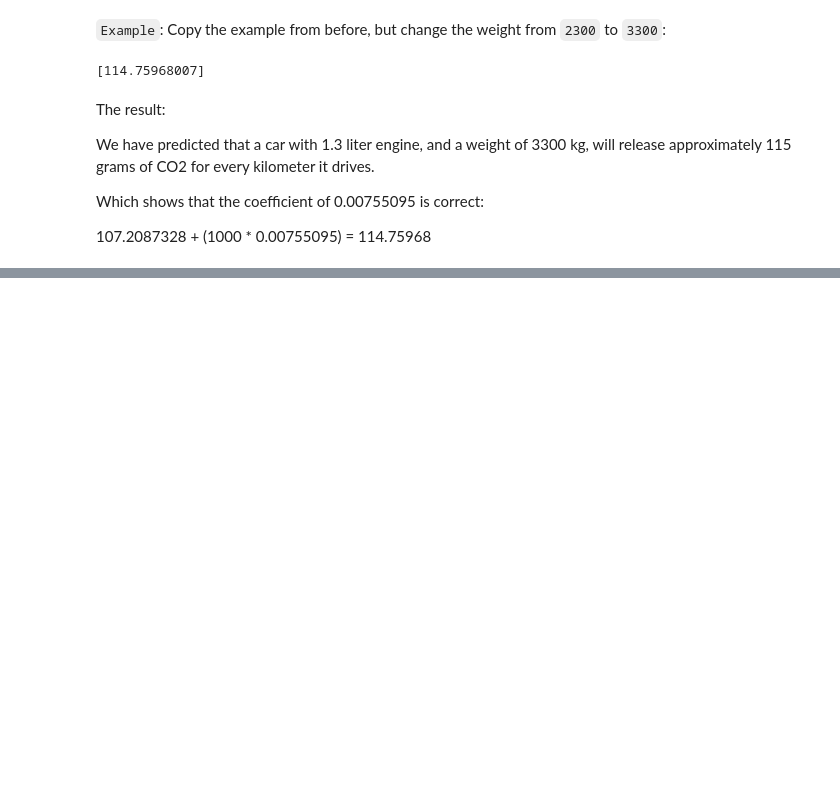
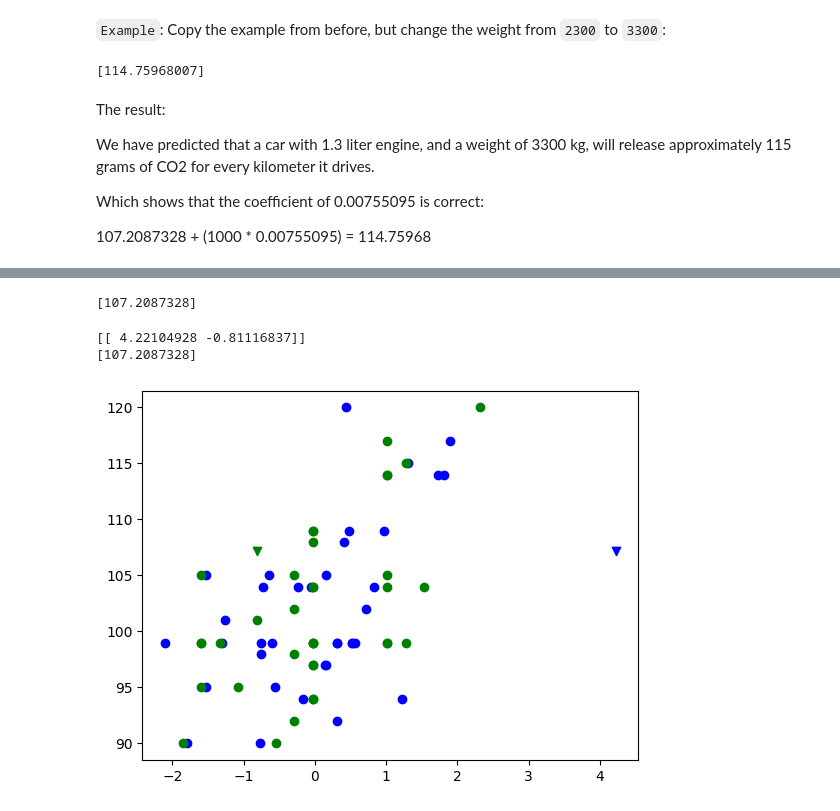
Before and after one commit to pixel-perfect-metodology/python_playground, a Jupyter notebook: ml/day_1.ipynb, the cells around one changed output, grey strips where cells are left out. Cells and saved outputs as stored; diff of their text form; code cells hidden in the pictures; blank space fills up the shorter version.

```diff
--- a/ml/day_1.ipynb
+++ b/ml/day_1.ipynb
@@ -538,0 +610,20 @@ Which shows that the coefficient of 0.00755095 is correct:
+# %%
+import pandas
+from sklearn import linear_model
+from sklearn.preprocessing import StandardScaler
+scale = StandardScaler()
+
+df = pandas.read_csv("data/car_data.csv")
+
+X = df[['Weight', 'Volume']]
+y = df['CO2']
+
+scaledX = scale.fit_transform(X)
+
+regr = linear_model.LinearRegression()
+regr.fit(scaledX, y)
+
+scaled = scale.transform([[2300, 1300]])
+
+predictedCO2 = regr.predict([scaled[0]])
+print(predictedCO2)
@@ -538,0 +638,60 @@ Which shows that the coefficient of 0.00755095 is correct:
+# %%
+scaled = scale.transform([[2300, 1300]])
+predictedCO2 = regr.predict(scaled)
+print(predictedCO2)
+# %% [output]
+[107.2087328]
+# %%
+import numpy
+import matplotlib.pyplot as plt
+
+df = pandas.read_csv("data/car_data.csv")
+# columns
+# Car(_name)<string>, Model(_name)<string>, Volume(cm3)<integer>, Weight(kg)<integer>, CO2(emission grams per 1km)<integer>
+
+X = df[['Weight', 'Volume']]
+y = df['CO2']
+
+scaledX = scale.fit_transform(X)
+
+regr = linear_model.LinearRegression()
+regr.fit(scaledX, y)
+
+scaledWeights = [element[0] for element in scaledX]
+scaledVolumes = [element[1] for element in scaledX]
+plt.scatter(scaledWeights, y, color='blue')
+plt.scatter(scaledVolumes, y, color='green')
+
+# modelWeightToCO2 = numpy.poly1d(numpy.polyfit(scaledWeights, y, 2))
+# lineWeightToCO2 = numpy.linspace(1, len(scaledWeights), 100)
+# plt.plot(myline, modelWeightToCO2(lineWeightToCO2))
+
+scaledRequestData = scale.transform([[2300, 1300]])
+
+print(scaledRequestData)
+
+predictedCO2_request_2 = regr.predict([scaledRequestData[0]])
+print(predictedCO2_request_2)
+
+x_weight_1 = scaledRequestData[0][0]
+y_co2_1 = predictedCO2_request_2[0]
+# plt.axvline(x1, ls=':', color='#000033')
+# plt.axhline(y1, ls=':', color='#000033')
+# plt.scatter(x1, predictedCO2_request_2[0], marker='v', color='r')
+
+x_volume_2 = scaledRequestData[0][1]
+y_co2_2 = predictedCO2_request_2[0]
+# plt.axvline(scaledRequestData[0][], ls=':', color='#003300')
+# plt.axhline(predictedCO2_request_2[0], ls=':', color='#003300')
+# plt.scatter(scaledRequestData[0][0], predictedCO2_request_2[0], marker='v', color='r')
+
+# plt.scatter(scaledRequestData[0][0], predictedCO2_request_2[0], marker='v', color='blue')
+# plt.scatter(scaledRequestData[0][1], predictedCO2_request_2[0], marker='v', color='green')
+plt.scatter(x_weight_1, y_co2_1, marker='v', color='blue')
+plt.scatter(x_volume_2, y_co2_2, marker='v', color='green')
+
+plt.show()
+# %% [output]
+[[ 4.22104928 -0.81116837]]
+[107.2087328]
+[figure, added]
```
Also changed, not shown: parts of 13 cells of this notebook, 1 other file.
